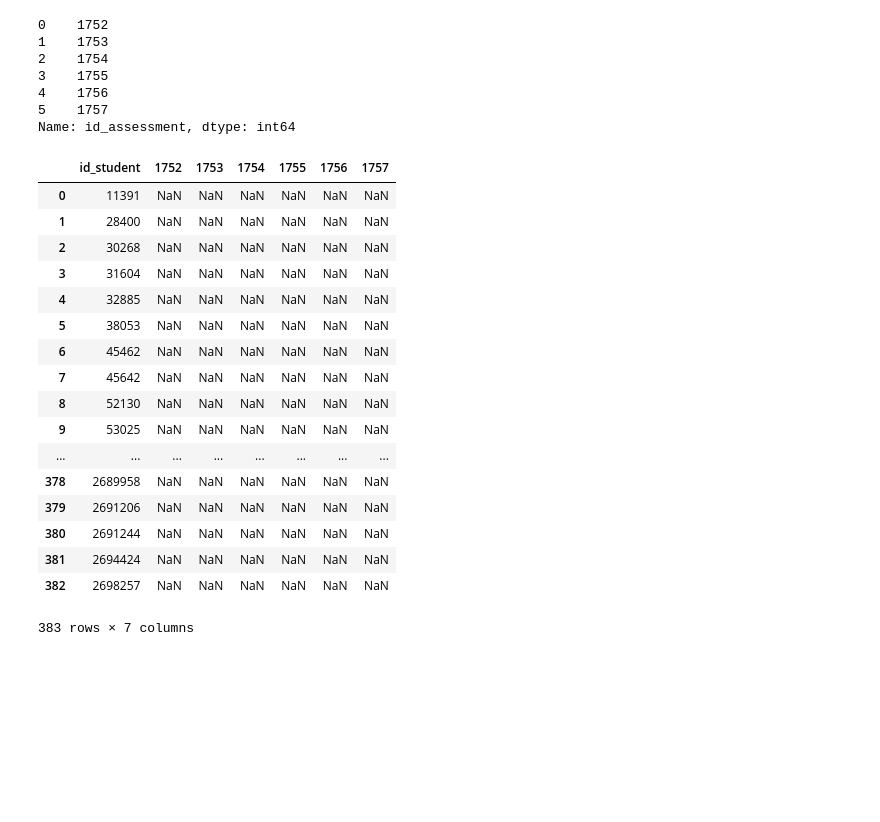
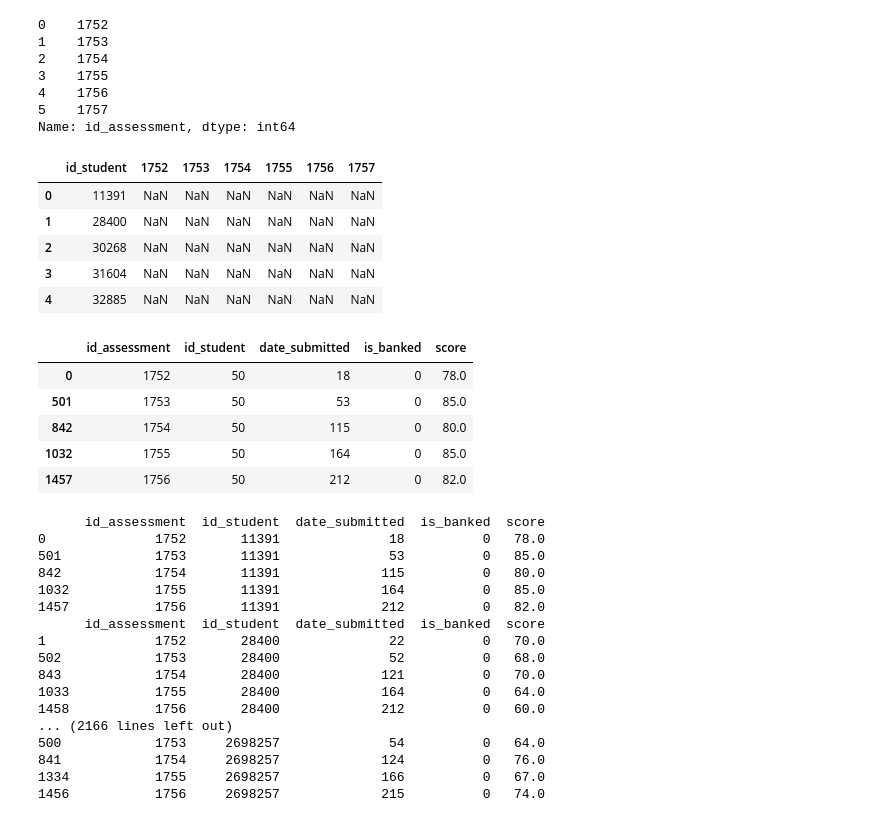
Before and after one commit to somratcste/data-science, a Jupyter notebook: feature_matrix.ipynb, the cells around one changed output. Drawn from its saved outputs; the diff is of its cells as text; code cells hidden in the pictures; blank space fills up the shorter version.

Commit message:
update table

```diff
--- a/feature_matrix.ipynb
+++ b/feature_matrix.ipynb
@@ -52,23 +52,51 @@ for i in range(len(assesmentIds)):
     columns.append(assesmentIds[i])
 # %%
 featureTable = pd.DataFrame(data =tableData, columns = columns)
-featureTable
+featureTable.head(5)
 # %% [output]
 |  | id_student | 1752 | 1753 | 1754 | 1755 | 1756 | 1757 |
 | 0 | 11391 | NaN | NaN | NaN | NaN | NaN | NaN |
 | 1 | 28400 | NaN | NaN | NaN | NaN | NaN | NaN |
 | 2 | 30268 | NaN | NaN | NaN | NaN | NaN | NaN |
 | 3 | 31604 | NaN | NaN | NaN | NaN | NaN | NaN |
 | 4 | 32885 | NaN | NaN | NaN | NaN | NaN | NaN |
-| 5 | 38053 | NaN | NaN | NaN | NaN | NaN | NaN |
-| 6 | 45462 | NaN | NaN | NaN | NaN | NaN | NaN |
-| 7 | 45642 | NaN | NaN | NaN | NaN | NaN | NaN |
-| 8 | 52130 | NaN | NaN | NaN | NaN | NaN | NaN |
-| 9 | 53025 | NaN | NaN | NaN | NaN | NaN | NaN |
-| ... | ... | ... | ... | ... | ... | ... | ... |
-| 378 | 2689958 | NaN | NaN | NaN | NaN | NaN | NaN |
-| 379 | 2691206 | NaN | NaN | NaN | NaN | NaN | NaN |
-| 380 | 2691244 | NaN | NaN | NaN | NaN | NaN | NaN |
-| 381 | 2694424 | NaN | NaN | NaN | NaN | NaN | NaN |
-| 382 | 2698257 | NaN | NaN | NaN | NaN | NaN | NaN |
-383 rows × 7 columns
+# %%
+student_assessments = pd.read_csv("data/studentAssessment.csv")
+student_assessments.head(5)
+studentAssesments = student_assessments[student_assessments.id_student == 11391]
+studentAssesments
+for index, row in studentAssesments.iterrows():
+    if(row.id_assessment == 1752):
+        studentAssesments.id_student = 50
+studentAssesments
+# %% [output]
+|  | id_assessment | id_student | date_submitted | is_banked | score |
+| 0 | 1752 | 50 | 18 | 0 | 78.0 |
+| 501 | 1753 | 50 | 53 | 0 | 85.0 |
+| 842 | 1754 | 50 | 115 | 0 | 80.0 |
+| 1032 | 1755 | 50 | 164 | 0 | 85.0 |
+| 1457 | 1756 | 50 | 212 | 0 | 82.0 |
+# %%
+for index, row in featureTable.iterrows():
+    studentAssesments = student_assessments[student_assessments.id_student == row['id_student']]
+    for index1, row1 in studentAssesments.iterrows():
+        if(row1['id_assessment']) == row['id_student']:
+            featureTable.loc[featureTable.1752 == ]
+# %% [output]
+      id_assessment  id_student  date_submitted  is_banked  score
+0              1752       11391              18          0   78.0
+501            1753       11391              53          0   85.0
+842            1754       11391             115          0   80.0
+1032           1755       11391             164          0   85.0
+1457           1756       11391             212          0   82.0
+      id_assessment  id_student  date_submitted  is_banked  score
+1              1752       28400              22          0   70.0
+502            1753       28400              52          0   68.0
+843            1754       28400             121          0   70.0
+1033           1755       28400             164          0   64.0
+1458           1756       28400             212          0   60.0
+... (2166 lines left out)
+500            1753     2698257              54          0   64.0
+841            1754     2698257             124          0   76.0
+1334           1755     2698257             166          0   67.0
+1456           1756     2698257             215          0   74.0
```
